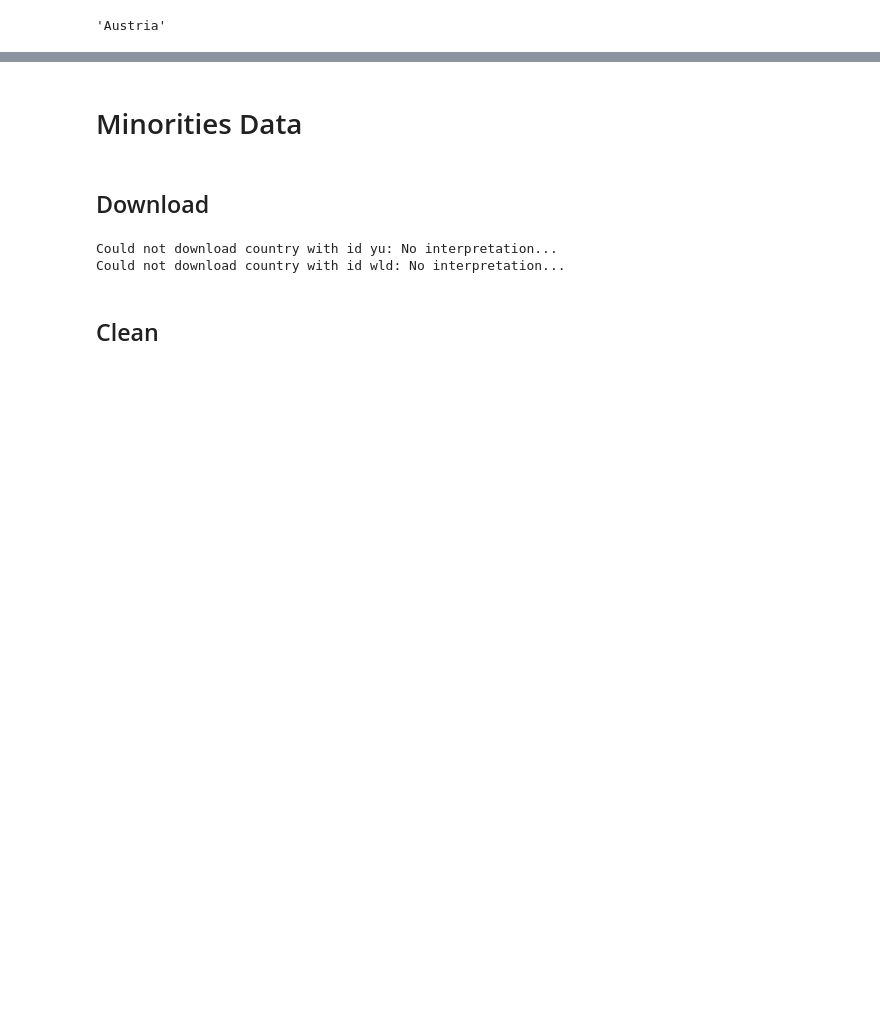
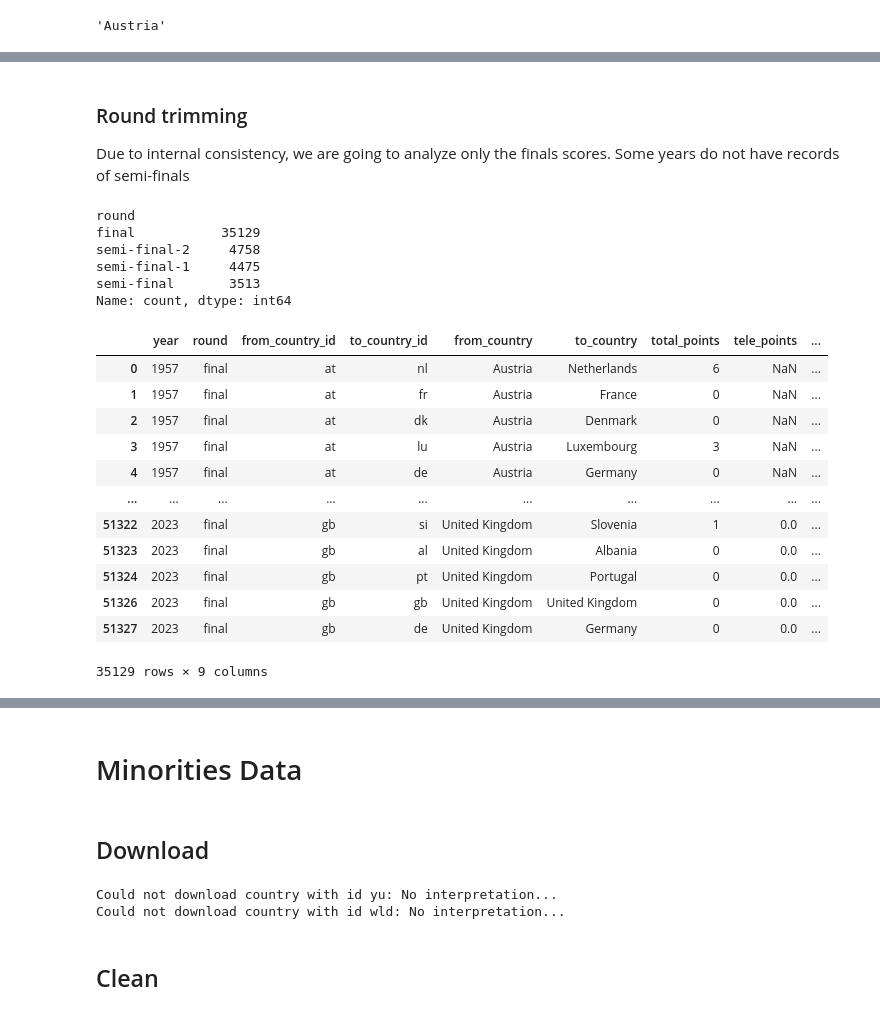
Before and after one commit to RichardStaszkiewicz/WUT-TASS-Eurovision-vs-Minorities, a Jupyter notebook: fetch_data.ipynb, the cells around one changed output, grey strips where cells are left out. Drawn from its saved outputs; the diff is of its cells as text; code cells hidden in the pictures; blank space fills up the shorter version.

Commit message:
[Data] Cleaned eurovision data

```diff
--- a/fetch_data.ipynb
+++ b/fetch_data.ipynb
@@ -54,3 +49,5 @@ array(['at', 'be', 'dk', 'fr', 'de', 'it', 'lu', 'nl', 'ch', 'gb', 'se',
+# %%
+unid = pd.Series(list(euro['from_country_id'].unique()) + list(euro['to_country_id'].unique())).unique()
 # %%
 with open("data/eurovision/abbreviations.json") as f:
     translate_country = json.load(f)
@@ -58,3 +55,17 @@ with open("data/eurovision/abbreviations.json") as f:
 translate_country['at']
 # %% [output]
 'Austria'
+# %%
+try:
+    result
+except NameError:
+    try:
+        result = pd.read_csv("data/minorities/_eurostat_cleared_data.csv")
+    except Exception:
+        print("Please run <Minorities data> section first")
+
+to_drop = []
+for x in [translate_country[i] for i in unid]:
+    if x not in result['citizen_name'].unique():
+        to_drop.append(x)
+to_drop
@@ -60,0 +81,3 @@ translate_country['at']
+# %%
+euro['from_country'] = euro['from_country'].apply(lambda x: translate_country[x])
+euro['to_country'] = euro['to_country'].apply(lambda x: translate_country[x])
@@ -60,0 +93,34 @@ translate_country['at']
+# %%
+euro = euro[
+    ~euro['from_country'].isin(to_drop) &
+    ~euro['to_country'].isin(to_drop)
+]
+# %% [markdown]
+### Round trimming
+Due to internal consistency, we are going to analyze only the finals scores. Some years do not have records of semi-finals
+# %%
+euro['round'].value_counts()
+# %% [output]
+round
+final           35129
+semi-final-2     4758
+semi-final-1     4475
+semi-final       3513
+Name: count, dtype: int64
+# %%
+euro = euro[euro['round'] == 'final']
+euro
+# %% [output]
+|  | year | round | from_country_id | to_country_id | from_country | to_country | total_points | tele_points | ... |
+| 0 | 1957 | final | at | nl | Austria | Netherlands | 6 | NaN | ... |
+| 1 | 1957 | final | at | fr | Austria | France | 0 | NaN | ... |
+| 2 | 1957 | final | at | dk | Austria | Denmark | 0 | NaN | ... |
+| 3 | 1957 | final | at | lu | Austria | Luxembourg | 3 | NaN | ... |
+| 4 | 1957 | final | at | de | Austria | Germany | 0 | NaN | ... |
+| ... | ... | ... | ... | ... | ... | ... | ... | ... | ... |
+| 51322 | 2023 | final | gb | si | United Kingdom | Slovenia | 1 | 0.0 | ... |
+| 51323 | 2023 | final | gb | al | United Kingdom | Albania | 0 | 0.0 | ... |
+| 51324 | 2023 | final | gb | pt | United Kingdom | Portugal | 0 | 0.0 | ... |
+| 51326 | 2023 | final | gb | gb | United Kingdom | United Kingdom | 0 | 0.0 | ... |
+| 51327 | 2023 | final | gb | de | United Kingdom | Germany | 0 | 0.0 | ... |
+35129 rows × 9 columns
```
Also changed, not shown: parts of 14 cells of this notebook, 2 other files.
